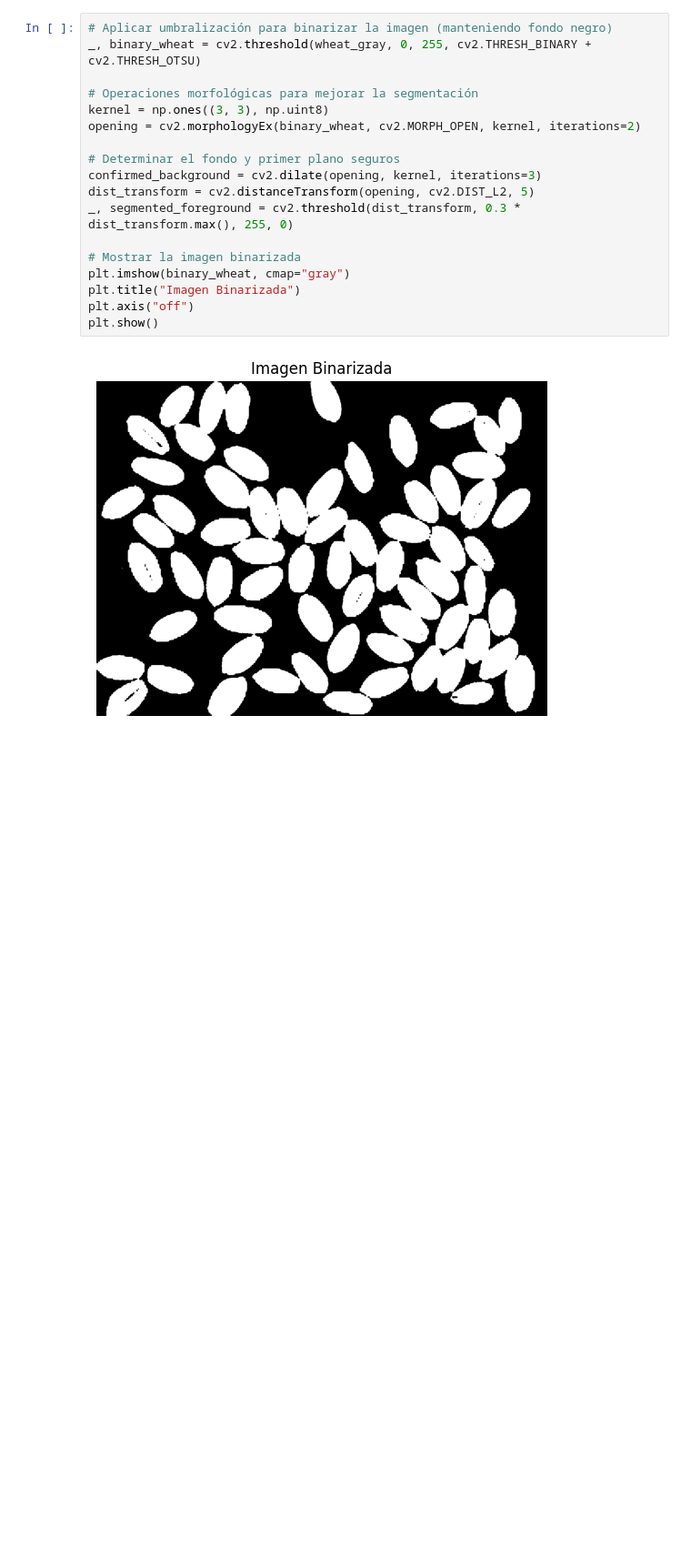
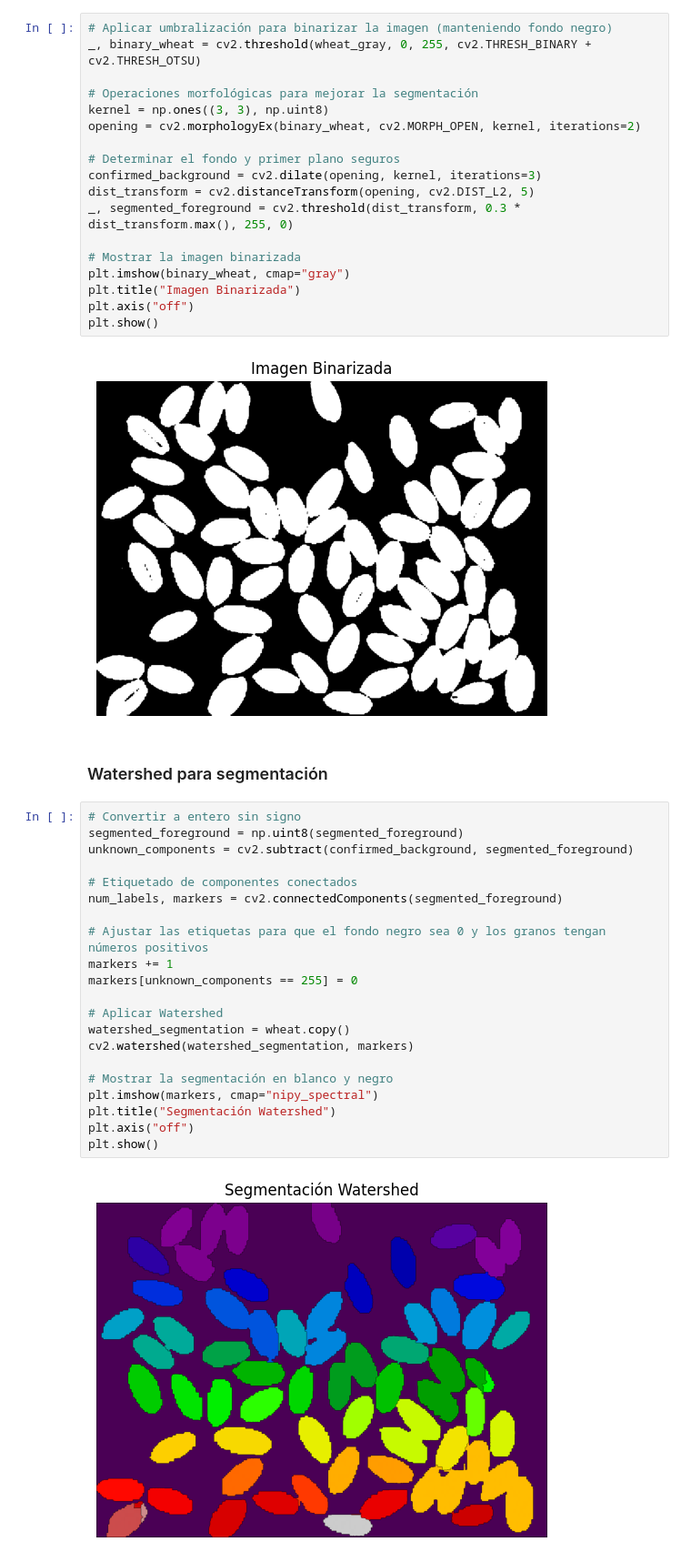
Before and after one commit to LeivaDiego/CompVision-Lab2, a Jupyter notebook: Inciso6.ipynb, the cells around one changed output. Shown at 91% size. Drawn from its saved outputs; the diff is of its cells as text; blank space fills up the shorter version.

Commit message:
Feat: Wheat Watershed Segmentation

```diff
--- a/Inciso6.ipynb
+++ b/Inciso6.ipynb
@@ -56,3 +56,28 @@ plt.axis("off")
 plt.show()
 # %% [output]
 [figure]
+# %% [markdown]
+### Watershed para segmentación
+# %%
+# Convertir a entero sin signo
+segmented_foreground = np.uint8(segmented_foreground)
+unknown_components = cv2.subtract(confirmed_background, segmented_foreground)
+
+# Etiquetado de componentes conectados
+num_labels, markers = cv2.connectedComponents(segmented_foreground)
+
+# Ajustar las etiquetas para que el fondo negro sea 0 y los granos tengan números positivos
+markers += 1
+markers[unknown_components == 255] = 0
+
+# Aplicar Watershed
+watershed_segmentation = wheat.copy()
+cv2.watershed(watershed_segmentation, markers)
+
+# Mostrar la segmentación en blanco y negro
+plt.imshow(markers, cmap="nipy_spectral")
+plt.title("Segmentación Watershed")
+plt.axis("off")
+plt.show()
+# %% [output]
+[figure, added]
```
